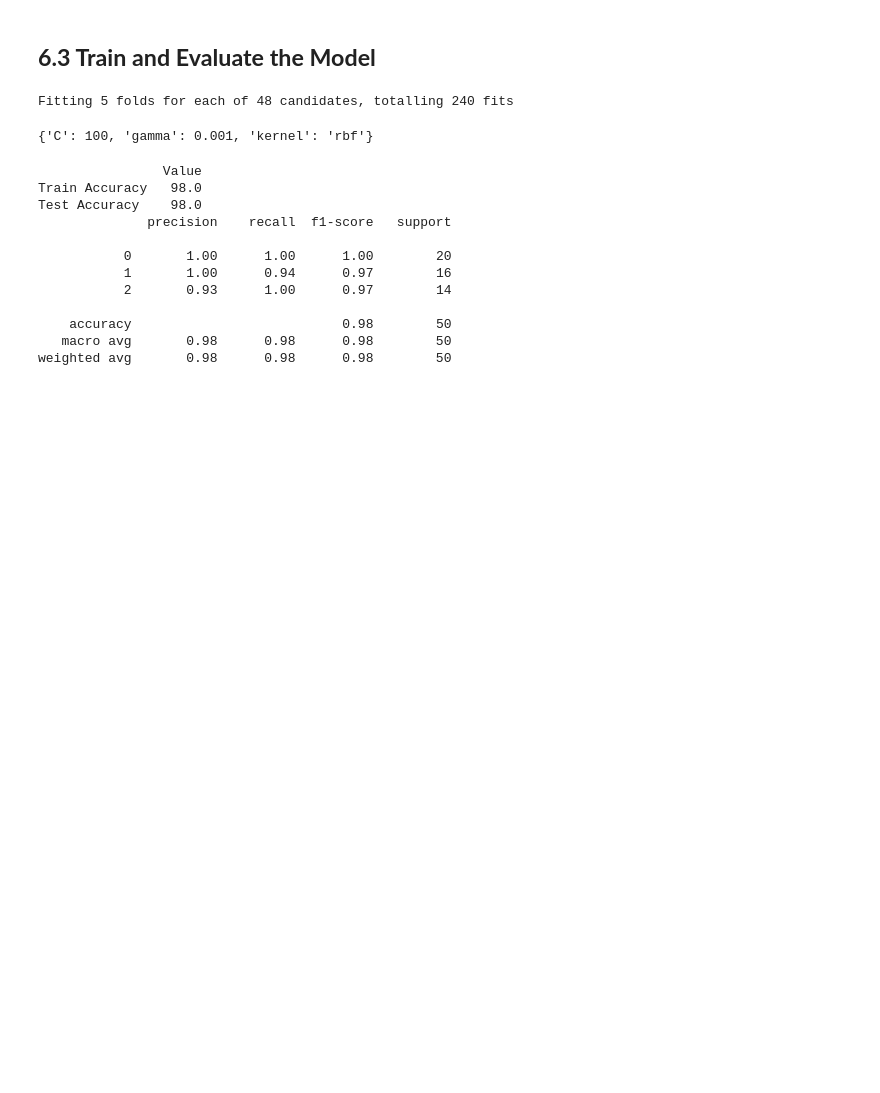
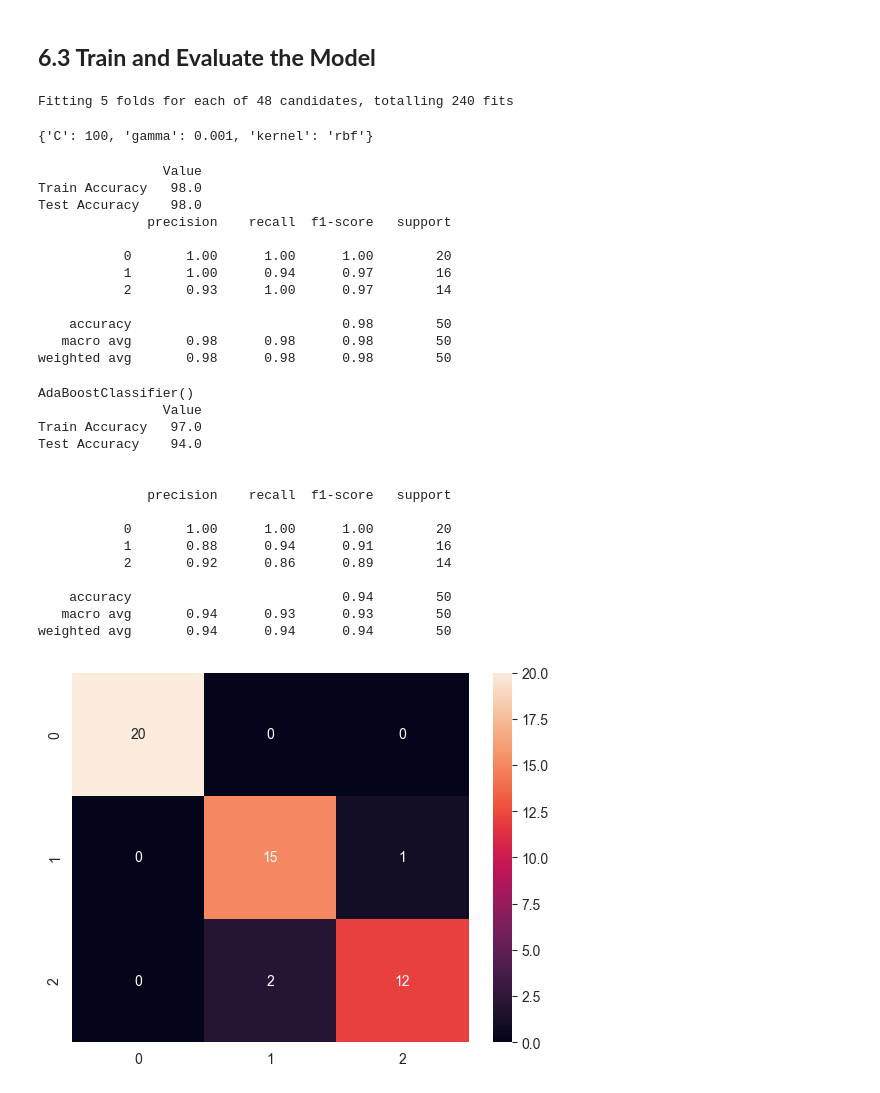
Before and after one commit to SwagAbyss/SwagML, a Jupyter notebook: Projects/iris/Iris_species_prediction.ipynb, the cells around one changed output. Saved outputs shown, nothing was run; the diff lists cells and outputs as text; code cells hidden in the pictures; blank space fills up the shorter version.

```diff
--- a/Projects/iris/Iris_species_prediction.ipynb
+++ b/Projects/iris/Iris_species_prediction.ipynb
@@ -356,3 +356,53 @@ Test Accuracy    98.0
     accuracy                           0.98        50
    macro avg       0.98      0.98      0.98        50
 weighted avg       0.98      0.98      0.98        50
+# %%
+from sklearn.ensemble import AdaBoostClassifier, GradientBoostingClassifier, RandomForestClassifier, ExtraTreesClassifier
+from sklearn.metrics import accuracy_score,confusion_matrix,classification_report
+
+def select_model_predict(model):
+
+    # Training the model
+    model.fit(xtrain, ytrain)
+    global ypred
+    ypred = model.predict(xtest)
+
+    #Checking Bias-variance tradeoff
+    train_accuracy = model.score(xtrain, ytrain)
+    test_accuracy = model.score(xtest, ytest)
+
+    #Converting Accuracy score into dataframe
+    dataframe = pd.DataFrame(
+        [train_accuracy*100, test_accuracy*100],
+        index=['Train Accuracy', 'Test Accuracy'],
+        columns=['Value'])
+    print(model)
+    print(dataframe)
+    print('\n')
+
+    sns.heatmap(confusion_matrix(ytest, ypred), annot=True)
+
+    # Classification Report for the model
+    report = classification_report(ytest, ypred)
+    print(report)
+
+    return model
+# %%
+ada = select_model_predict(AdaBoostClassifier())
+# %% [output]
+AdaBoostClassifier()
+                Value
+Train Accuracy   97.0
+Test Accuracy    94.0
+
+
+              precision    recall  f1-score   support
+
+           0       1.00      1.00      1.00        20
+           1       0.88      0.94      0.91        16
+           2       0.92      0.86      0.89        14
+
+    accuracy                           0.94        50
+   macro avg       0.94      0.93      0.93        50
+weighted avg       0.94      0.94      0.94        50
+[figure, added]
```
Also changed, not shown: parts of 4 cells of this notebook.
